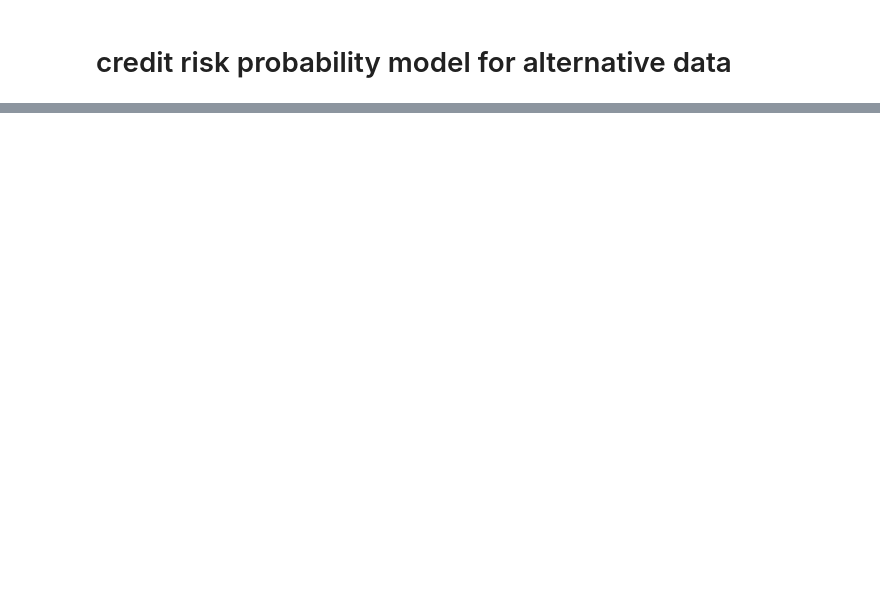
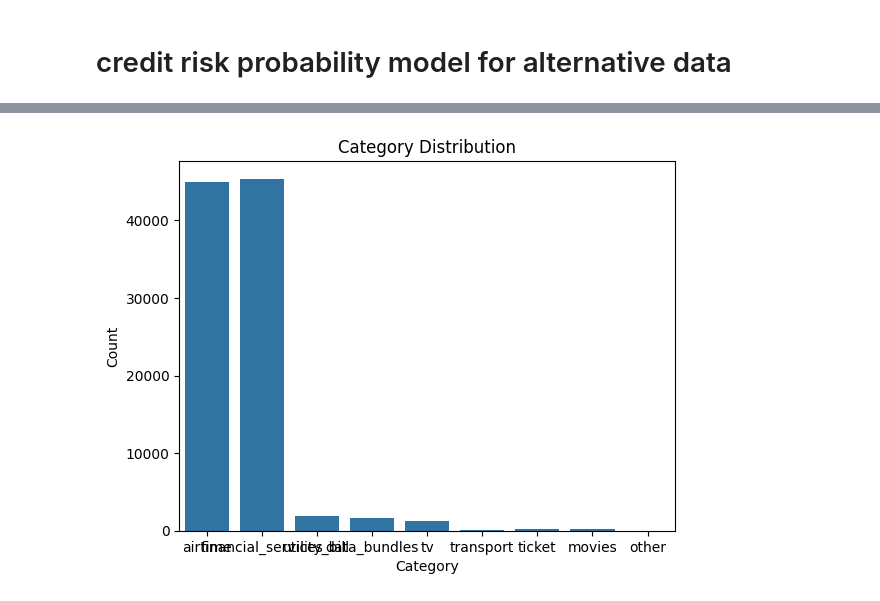
Before and after one commit to Johanion/Credit-Risk-probability-Model-for-Alternative-Data, a Jupyter notebook: notebooks/main.ipynb, the cells around one changed output, grey strips where cells are left out. Cells and saved outputs as stored; diff of their text form; code cells hidden in the pictures; blank space fills up the shorter version.

Commit message:
Explanatory Data Analysis

```diff
--- a/notebooks/main.ipynb
+++ b/notebooks/main.ipynb
@@ -24,0 +76,9 @@ df.head(10)
+# %%
+sns.countplot(x='ProductCategory', data=df)
+plt.title('Category Distribution')
+plt.xlabel('Category')
+plt.ylabel('Count')
+
+plt.show()
+# %% [output]
+[figure, added]
```
Also changed, not shown: parts of 11 cells of this notebook.
